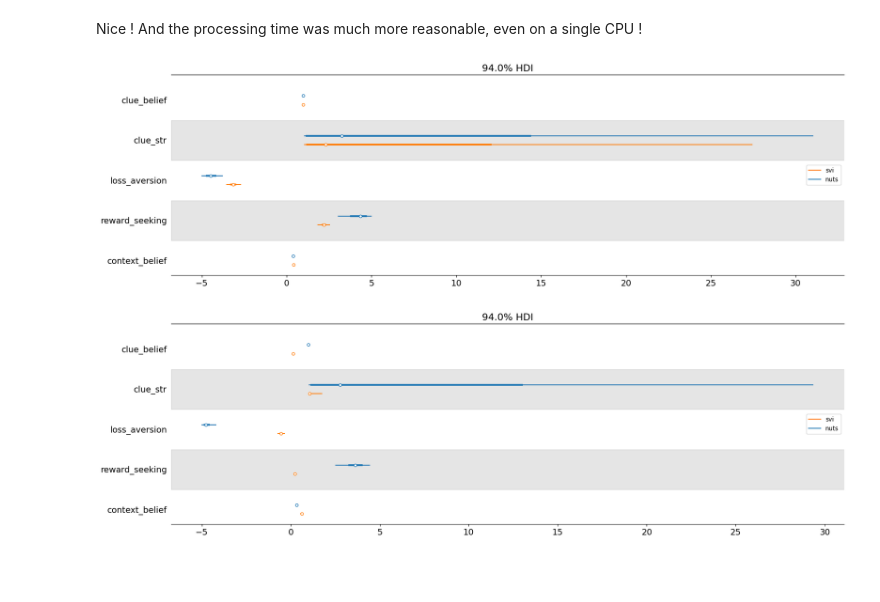
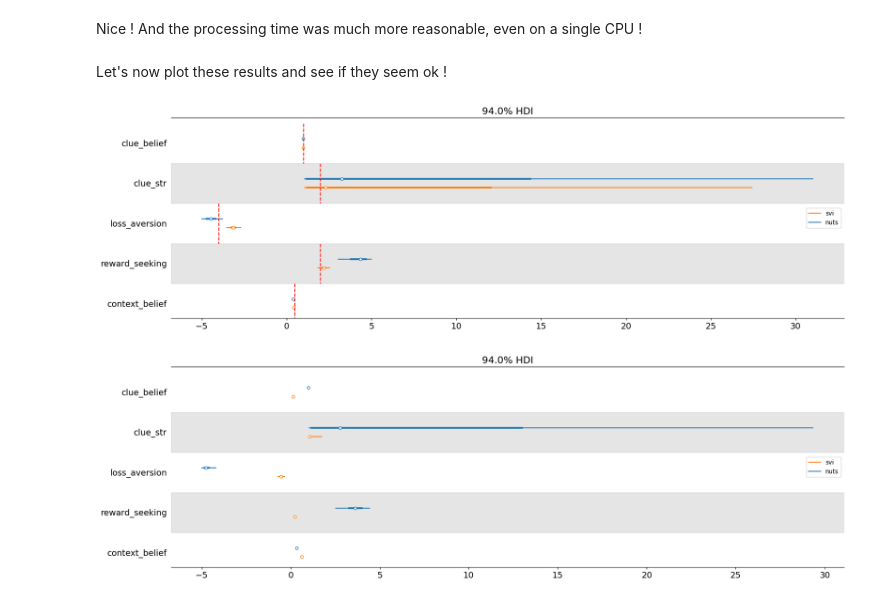
Before and after one commit to Erresthor/ActivPynference_Public, a Jupyter notebook: demos/jax_Tmaze_inversion.ipynb, the cells around one changed output. Cells and saved outputs as stored; diff of their text form; code cells hidden in the pictures; blank space fills up the shorter version.

```diff
--- a/demos/jax_Tmaze_inversion.ipynb
+++ b/demos/jax_Tmaze_inversion.ipynb
@@ -346,32 +345,48 @@ for key in post_sample:
     post_sample[key] = jnp.expand_dims(post_sample[key], 0)
 
 data_svi = az.convert_to_inference_data(post_sample, group="posterior", **data_kwargs)
+# %% [markdown]
+Let's now plot these results and see if they seem ok !
 # %%
 # A good inference with seemingly better results than NUTS (subject 6)
 axes = az.plot_forest(
     [data_mcmc, data_svi],
     model_names = ["nuts", "svi"],
     kind='forestplot',
     var_names=["clue_belief", "clue_str", "loss_aversion","reward_seeking","context_belief"],
     coords={"idx": 6},
     combined=True,
     figsize=(20, 6)
 )
 # Show true values (this is very ugly :D)
-ymin, ymax = axes.get_ylim()
-axis.vlines([0.1, 0.2, 0.3], ymin, ymax, ls='--')
+true_vals = [true_model_pHA,true_model_hint_conf,true_model_la,true_model_rs,true_model_context_belief]
+ymin, ymax = axes[0].get_ylim()
+y0 = ymax-1.5
+step_size = (ymax-ymin)/5.0
+for val in true_vals:
+    axes[0].vlines([val], y0, y0-step_size, ls='--',color='red')
+    y0 = y0-step_size
 plt.show()
 
 # A bad inference that (probably) fell into a local minimum (subject 0)
 axes = az.plot_forest(
     [data_mcmc, data_svi],
     model_names = ["nuts", "svi"],
     kind='forestplot',
     var_names=["clue_belief", "clue_str", "loss_aversion","reward_seeking","context_belief"],
     coords={"idx": 0},
     combined=True,
     figsize=(20, 6)
 )
+# Show true values (this is very ugly :D)
+true_vals = [true_model_pHA,true_model_hint_conf,true_model_la,true_model_rs,true_model_context_belief]
+ymin, ymax = axes[0].get_ylim()
+y0 = ymax-1.5
+step_size = (ymax-ymin)/5.0
+for val in true_vals:
+    axes[0].vlines([val], y0, y0-step_size, ls='--',color='red')
+    y0 = y0-step_size
+plt.show()
 # %% [output]
-[figure, old version]
+[figure, new version]
 [figure]
```
Also changed, not shown: parts of 1 cell of this notebook.
